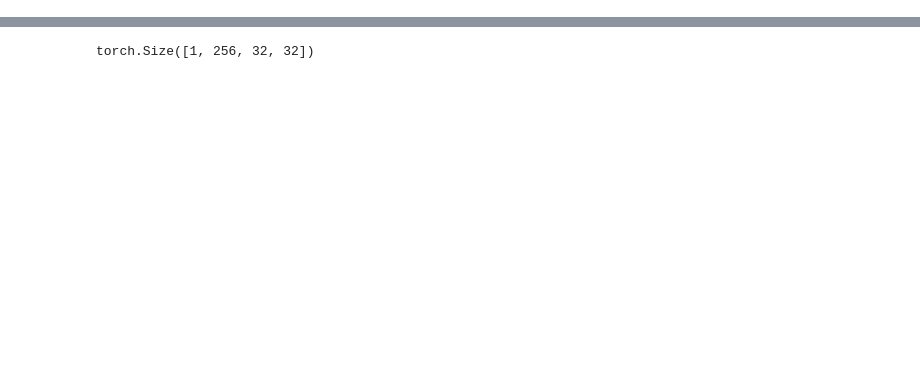
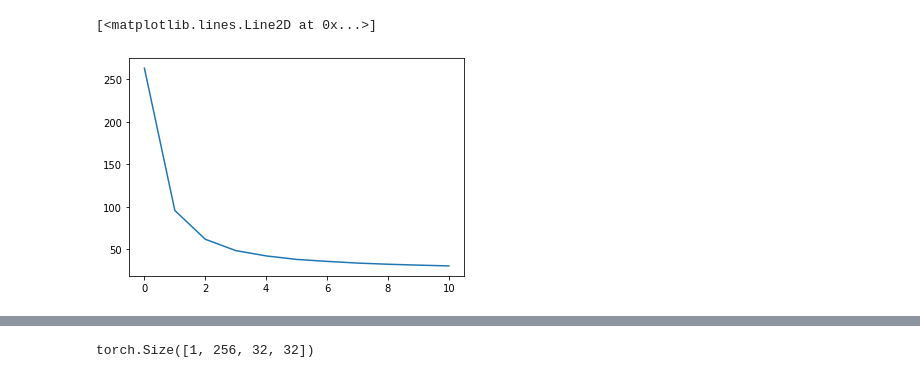
Before and after one commit to JerryTaoHZ/neural_style_1, a Jupyter notebook: cv.ipynb, the cells around one changed output, grey strips where cells are left out. Drawn from its saved outputs; the diff is of its cells as text; code cells hidden in the pictures; blank space fills up the shorter version.

```diff
--- a/cv.ipynb
+++ b/cv.ipynb
@@ -322,3 +341,8 @@ Style Loss : 2.815288 Content Loss: 17.057226
+# %%
+plt.plot(scores)
+# %% [output]
+[<matplotlib.lines.Line2D at 0x...>]
+[figure, added]
 # %%
 imshow(style_img, title='style Image')
 # %% [output]
```
Also changed, not shown: parts of 8 cells of this notebook, 1 other file.
